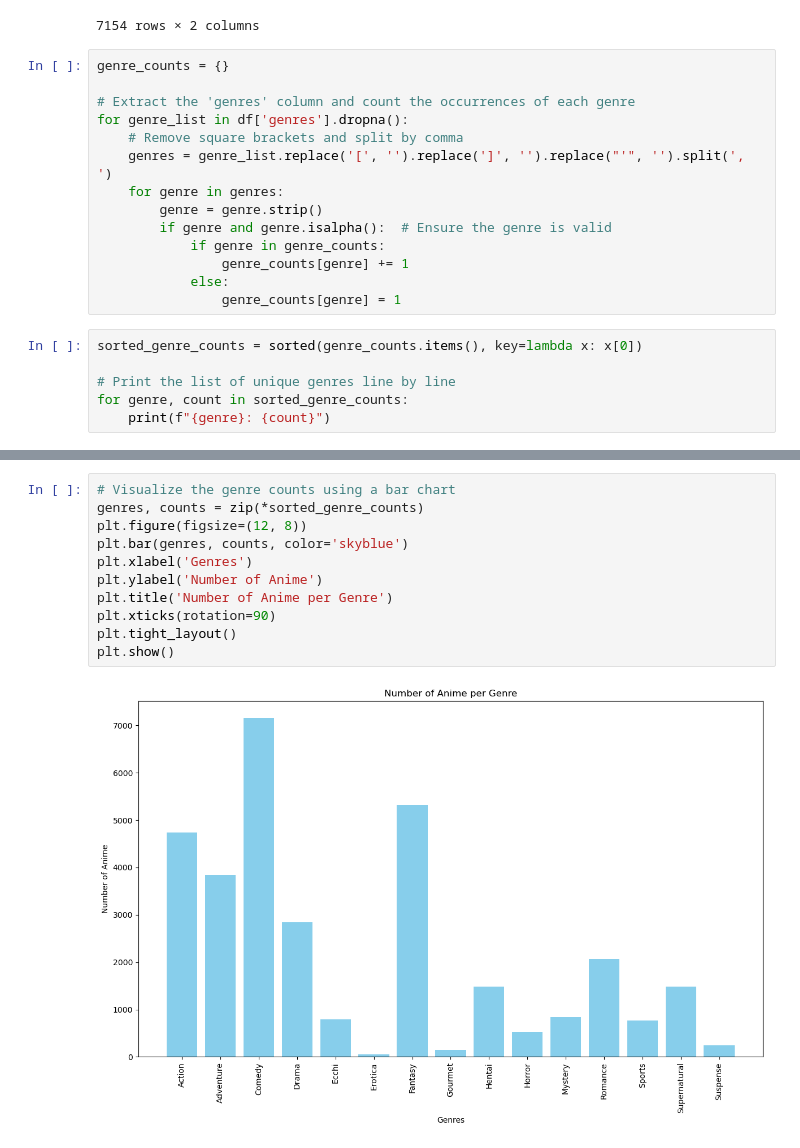
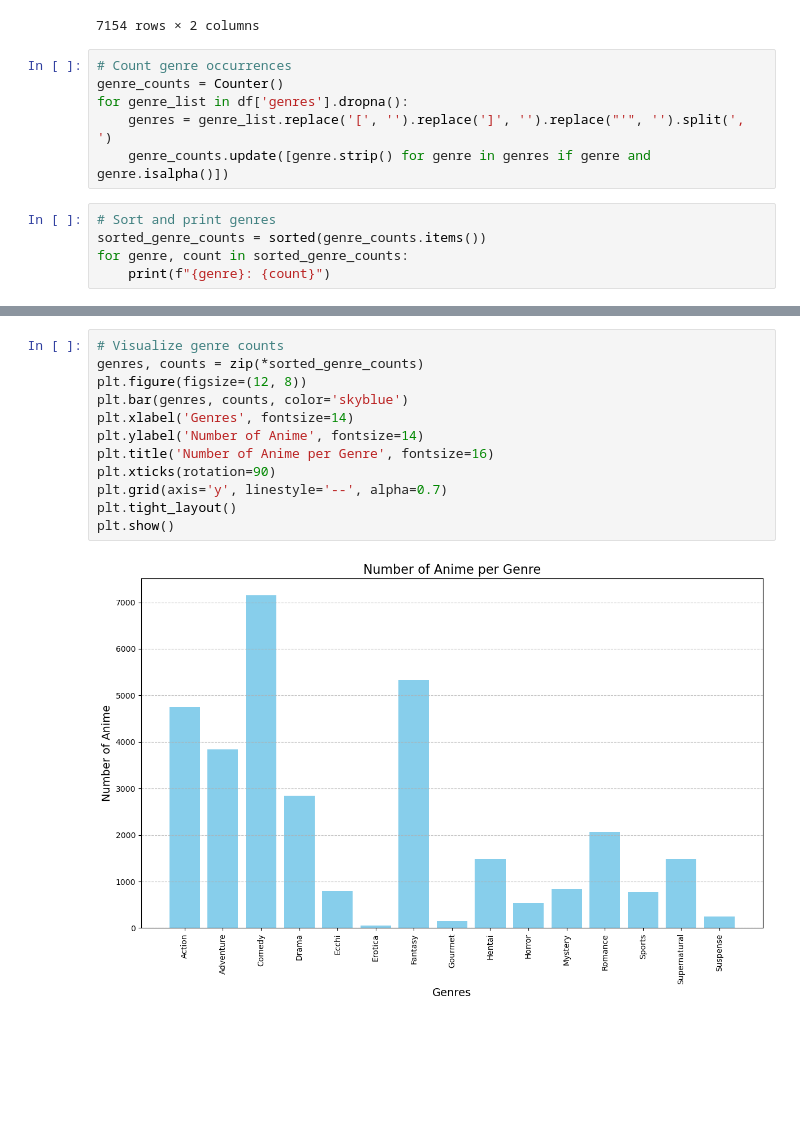
Before and after one commit to sidkarma/Anime-Data-Analysis, a Jupyter notebook: anime.ipynb, the cells around one changed output, grey strips where cells are left out. Saved outputs shown, nothing was run; the diff lists cells and outputs as text; blank space fills up the shorter version.

```diff
--- a/anime.ipynb
+++ b/anime.ipynb
@@ -80,23 +81,14 @@ comedy_anime[['title', 'score']]
 | 24967 | Huan Bing Ji | NaN |
 7154 rows × 2 columns
 # %%
-genre_counts = {}
-
-# Extract the 'genres' column and count the occurrences of each genre
+# Count genre occurrences
+genre_counts = Counter()
 for genre_list in df['genres'].dropna():
-    # Remove square brackets and split by comma
     genres = genre_list.replace('[', '').replace(']', '').replace("'", '').split(', ')
-    for genre in genres:
-        genre = genre.strip()
-        if genre and genre.isalpha():  # Ensure the genre is valid
-            if genre in genre_counts:
-                genre_counts[genre] += 1
-            else:
-                genre_counts[genre] = 1
+    genre_counts.update([genre.strip() for genre in genres if genre and genre.isalpha()])
 # %%
-sorted_genre_counts = sorted(genre_counts.items(), key=lambda x: x[0])
-
-# Print the list of unique genres line by line
+# Sort and print genres
+sorted_genre_counts = sorted(genre_counts.items())
 for genre, count in sorted_genre_counts:
     print(f"{genre}: {count}")
 # %% [output]
@@ -116,15 +108,16 @@ Sports: 766
 Supernatural: 1489
 Suspense: 247
 # %%
-# Visualize the genre counts using a bar chart
+# Visualize genre counts
 genres, counts = zip(*sorted_genre_counts)
 plt.figure(figsize=(12, 8))
 plt.bar(genres, counts, color='skyblue')
-plt.xlabel('Genres')
-plt.ylabel('Number of Anime')
-plt.title('Number of Anime per Genre')
+plt.xlabel('Genres', fontsize=14)
+plt.ylabel('Number of Anime', fontsize=14)
+plt.title('Number of Anime per Genre', fontsize=16)
 plt.xticks(rotation=90)
+plt.grid(axis='y', linestyle='--', alpha=0.7)
 plt.tight_layout()
 plt.show()
 # %% [output]
-[figure, old version]
+[figure, new version]
```
Also changed, not shown: parts of 2 cells of this notebook.
